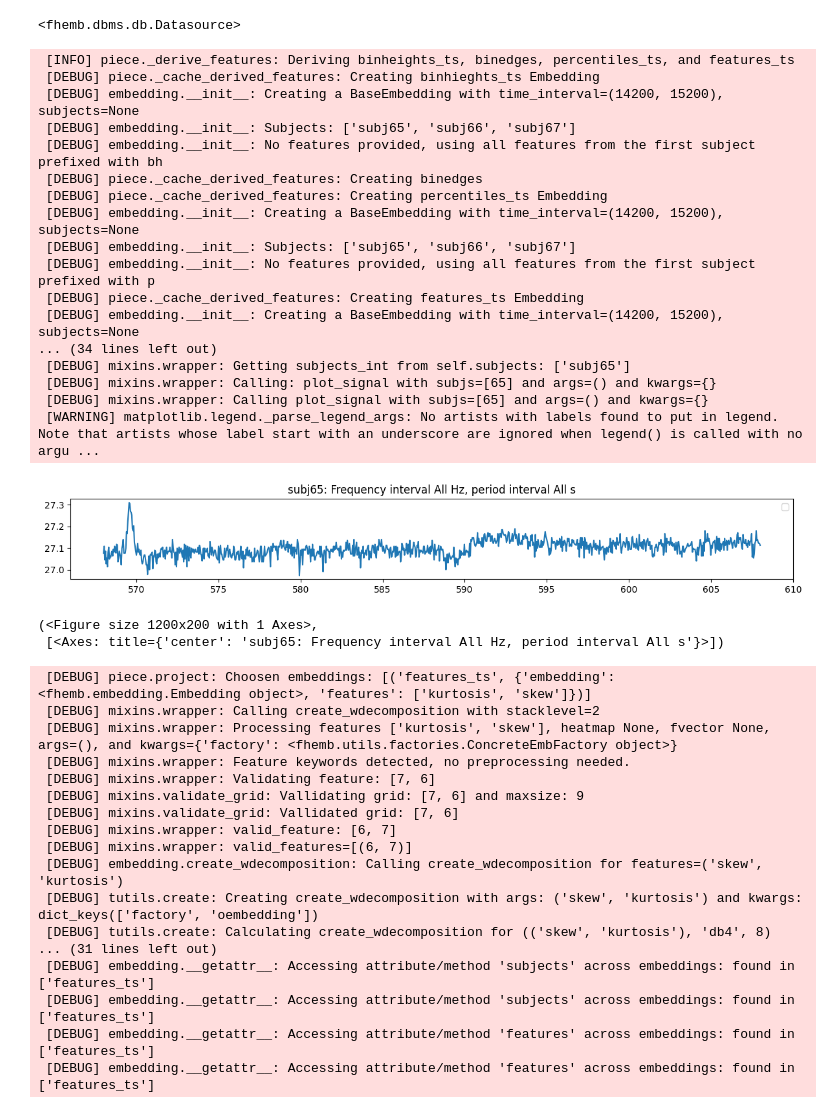
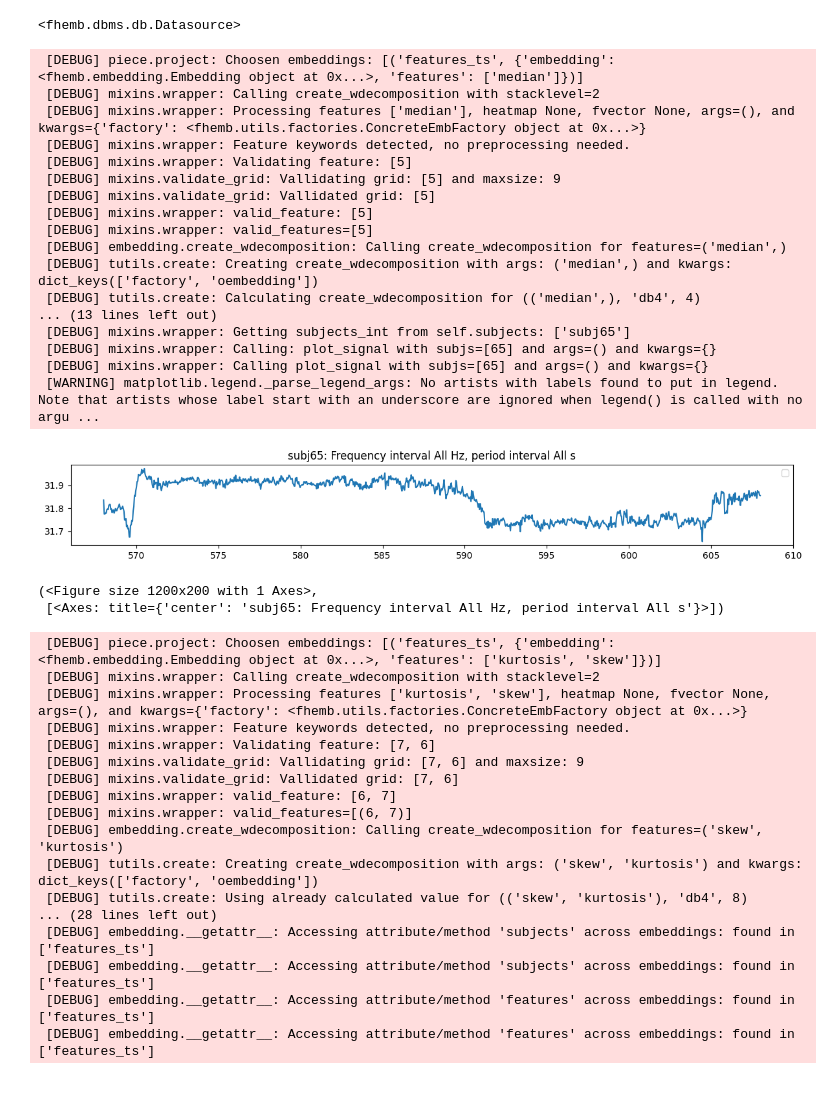
Before and after one commit to rdned/nbdev_fhemb, a Jupyter notebook: nbs/tfreq.ipynb, the cells around one changed output. Cells and saved outputs as stored; diff of their text form; code cells hidden in the pictures.

```diff
--- a/nbs/tfreq.ipynb
+++ b/nbs/tfreq.ipynb
@@ -30,7 +30,7 @@ logger = logging.getLogger('tfreq')
 # %%
 #| export
 
-dg0 = Piece(title='Don Giovanni', time_interval=(14200,15200), subjs=[(65,67)])
+dg0 = Piece(title='Don Giovanni', time_interval=(14200,15200), subjs=[(65,68)])
 # %% [output]
  [DEBUG] mixins.wrapper: wrapper of process_subjects called with subjs=[(65, 67)], args=() and kwargs={'title': 'Don Giovanni', 'time_interval': (14200, 15200)}
  [DEBUG] mixins.wrapper: Calling: get_piece_attribute_values with title=Don Giovanni and atributes=['number_of_subjects']
@@ -221,29 +221,31 @@ exc_tb=None
  [DEBUG] piece.__init__: Creating a Generalts with time_interval=(14200, 15200), subjects=None
 <fhemb.dbms.db.Datasource>
 # %%
-dg0.face_t.project(features=['min'], subjs=[65], wdfactory=wfactory('db4',8)).plot_signal(subjs=[65])
+dg0.face_t.project(features=['median'], subjs=[65], wdfactory=wfactory('db4',4)).plot_signal(subjs=[65])
 # %% [output]
- [INFO] piece._derive_features: Deriving binheights_ts, binedges, percentiles_ts, and features_ts
- [DEBUG] piece._cache_derived_features: Creating binhieghts_ts Embedding
- [DEBUG] embedding.__init__: Creating a BaseEmbedding with time_interval=(14200, 15200), subjects=None
- [DEBUG] embedding.__init__: Subjects: ['subj65', 'subj66', 'subj67']
- [DEBUG] embedding.__init__: No features provided, using all features from the first subject prefixed with bh
- [DEBUG] piece._cache_derived_features: Creating binedges
- [DEBUG] piece._cache_derived_features: Creating percentiles_ts Embedding
- [DEBUG] embedding.__init__: Creating a BaseEmbedding with time_interval=(14200, 15200), subjects=None
- [DEBUG] embedding.__init__: Subjects: ['subj65', 'subj66', 'subj67']
- [DEBUG] embedding.__init__: No features provided, using all features from the first subject prefixed with p
- [DEBUG] piece._cache_derived_features: Creating features_ts Embedding
- [DEBUG] embedding.__init__: Creating a BaseEmbedding with time_interval=(14200, 15200), subjects=None
-... (34 lines left out)
+ [DEBUG] piece.project: Choosen embeddings: [('features_ts', {'embedding': <fhemb.embedding.Embedding object at 0x...>, 'features': ['median']})]
+ [DEBUG] mixins.wrapper: Calling create_wdecomposition with stacklevel=2
+ [DEBUG] mixins.wrapper: Processing features ['median'], heatmap None, fvector None, args=(), and kwargs={'factory': <fhemb.utils.factories.ConcreteEmbFactory object at 0x...>}
+ [DEBUG] mixins.wrapper: Feature keywords detected, no preprocessing needed.
+ [DEBUG] mixins.wrapper: Validating feature: [5]
+ [DEBUG] mixins.validate_grid: Vallidating grid: [5] and maxsize: 9
+ [DEBUG] mixins.validate_grid: Vallidated grid: [5]
+ [DEBUG] mixins.wrapper: valid_feature: [5]
+ [DEBUG] mixins.wrapper: valid_features=[5]
+ [DEBUG] embedding.create_wdecomposition: Calling create_wdecomposition for features=('median',)
+ [DEBUG] tutils.create: Creating create_wdecomposition with args: ('median',) and kwargs: dict_keys(['factory', 'oembedding'])
+ [DEBUG] tutils.create: Calculating create_wdecomposition for (('median',), 'db4', 4)
+... (13 lines left out)
  [DEBUG] mixins.wrapper: Getting subjects_int from self.subjects: ['subj65']
  [DEBUG] mixins.wrapper: Calling: plot_signal with subjs=[65] and args=() and kwargs={}
  [DEBUG] mixins.wrapper: Calling plot_signal with subjs=[65] and args=() and kwargs={}
  [WARNING] matplotlib.legend._parse_legend_args: No artists with labels found to put in legend.  Note that artists whose label start with an underscore are ignored when legend() is called with no argu ...
-[figure, old version]
+[figure, new version]
 (<Figure size 1200x200 with 1 Axes>,
  [<Axes: title={'center': 'subj65: Frequency interval All Hz, period interval All s'}>])
 # %%
+#| eval: false
+
 dg0.face_t.project(
     subjs=[65],
     features=['kurtosis', 'skew'],
@@ -257,9 +259,9 @@ dg0.face_t.project(
     n_jobs=8
 )
 # %% [output]
- [DEBUG] piece.project: Choosen embeddings: [('features_ts', {'embedding': <fhemb.embedding.Embedding object>, 'features': ['kurtosis', 'skew']})]
+ [DEBUG] piece.project: Choosen embeddings: [('features_ts', {'embedding': <fhemb.embedding.Embedding object at 0x...>, 'features': ['kurtosis', 'skew']})]
  [DEBUG] mixins.wrapper: Calling create_wdecomposition with stacklevel=2
- [DEBUG] mixins.wrapper: Processing features ['kurtosis', 'skew'], heatmap None, fvector None, args=(), and kwargs={'factory': <fhemb.utils.factories.ConcreteEmbFactory object>}
+ [DEBUG] mixins.wrapper: Processing features ['kurtosis', 'skew'], heatmap None, fvector None, args=(), and kwargs={'factory': <fhemb.utils.factories.ConcreteEmbFactory object at 0x...>}
  [DEBUG] mixins.wrapper: Feature keywords detected, no preprocessing needed.
  [DEBUG] mixins.wrapper: Validating feature: [7, 6]
  [DEBUG] mixins.validate_grid: Vallidating grid: [7, 6] and maxsize: 9
@@ -268,8 +270,8 @@ dg0.face_t.project(
  [DEBUG] mixins.wrapper: valid_features=[(6, 7)]
  [DEBUG] embedding.create_wdecomposition: Calling create_wdecomposition for features=('skew', 'kurtosis')
  [DEBUG] tutils.create: Creating create_wdecomposition with args: ('skew', 'kurtosis') and kwargs: dict_keys(['factory', 'oembedding'])
- [DEBUG] tutils.create: Calculating create_wdecomposition for (('skew', 'kurtosis'), 'db4', 8)
-... (31 lines left out)
+ [DEBUG] tutils.create: Using already calculated value for (('skew', 'kurtosis'), 'db4', 8)
+... (28 lines left out)
  [DEBUG] embedding.__getattr__: Accessing attribute/method 'subjects' across embeddings: found in ['features_ts']
  [DEBUG] embedding.__getattr__: Accessing attribute/method 'subjects' across embeddings: found in ['features_ts']
  [DEBUG] embedding.__getattr__: Accessing attribute/method 'features' across embeddings: found in ['features_ts']
```
Also changed, not shown: 1 other file.
